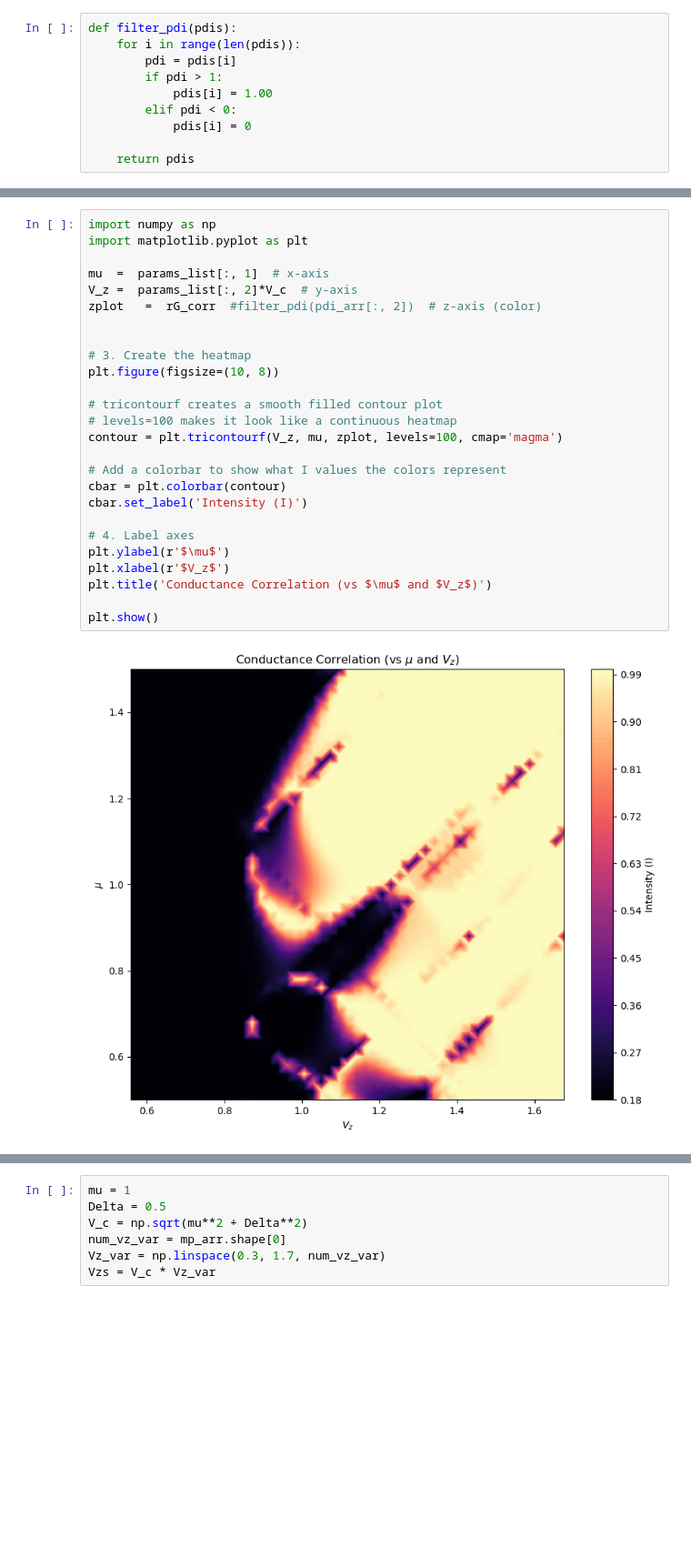
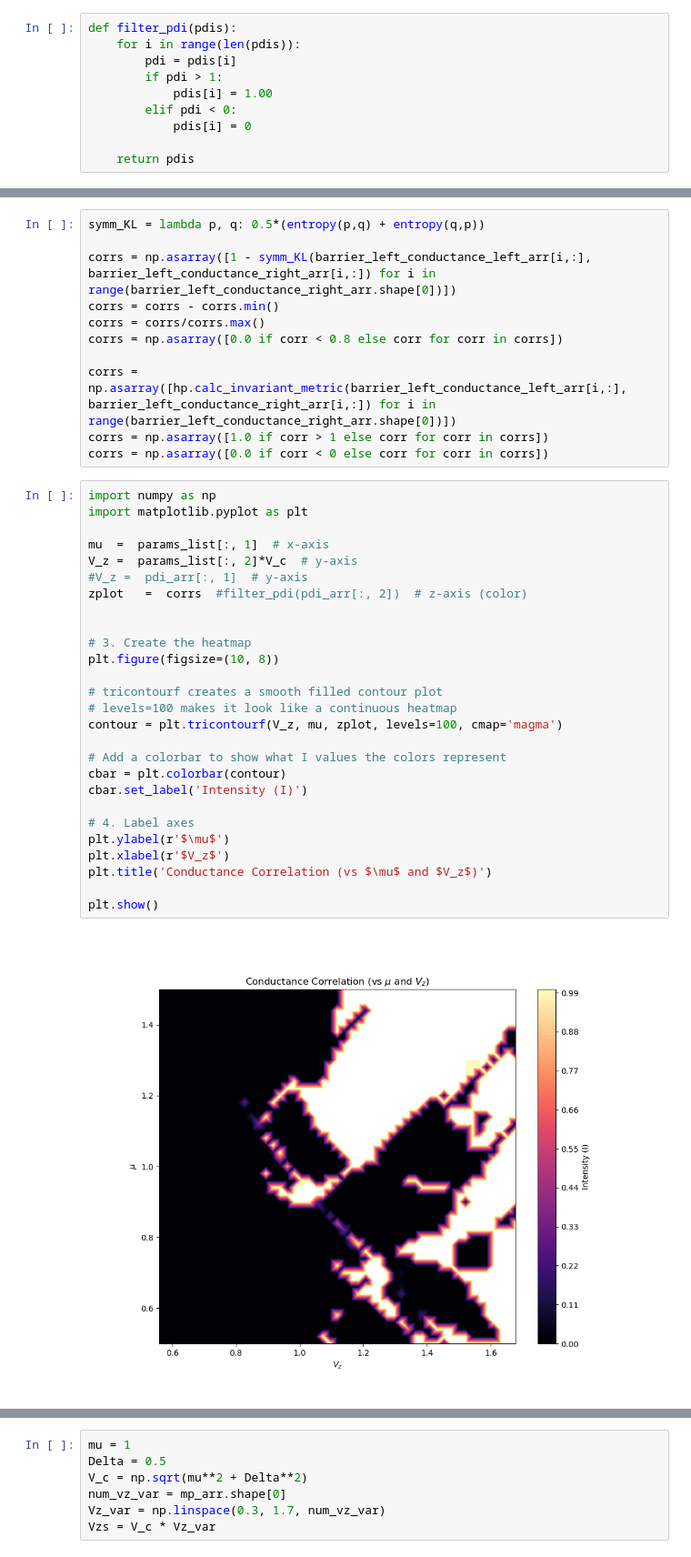
Before and after one commit to polianahp/Nonlocality-of-local-Andreev-conductances-as-a-probe-for-topological-Majorana-wires, a Jupyter notebook: plotting.ipynb, the cells around one changed output, grey strips where cells are left out. Shown at 91% size. Saved outputs shown, nothing was run; the diff lists cells and outputs as text; blank space fills up the shorter version.

```diff
--- a/plotting.ipynb
+++ b/plotting.ipynb
@@ -93,28 +100,40 @@ plt.show()
+# %%
+symm_KL = lambda p, q: 0.5*(entropy(p,q) + entropy(q,p))
+
+corrs = np.asarray([1 - symm_KL(barrier_left_conductance_left_arr[i,:], barrier_left_conductance_right_arr[i,:]) for i in range(barrier_left_conductance_right_arr.shape[0])])
+corrs = corrs - corrs.min()
+corrs = corrs/corrs.max()
+corrs = np.asarray([0.0 if corr < 0.8 else corr for corr in corrs])
+
+corrs = np.asarray([hp.calc_invariant_metric(barrier_left_conductance_left_arr[i,:], barrier_left_conductance_right_arr[i,:]) for i in range(barrier_left_conductance_right_arr.shape[0])])
+corrs = np.asarray([1.0 if corr > 1 else corr for corr in corrs])
+corrs = np.asarray([0.0 if corr < 0 else corr for corr in corrs])
 # %%
 import numpy as np
 import matplotlib.pyplot as plt
 
 mu  =  params_list[:, 1]  # x-axis
 V_z =  params_list[:, 2]*V_c  # y-axis
-zplot   =  rG_corr  #filter_pdi(pdi_arr[:, 2])  # z-axis (color)
+#V_z =  pdi_arr[:, 1]  # y-axis
+zplot   =  corrs  #filter_pdi(pdi_arr[:, 2])  # z-axis (color)
 
 
 # 3. Create the heatmap
 plt.figure(figsize=(10, 8))
 
 # tricontourf creates a smooth filled contour plot
 # levels=100 makes it look like a continuous heatmap
 contour = plt.tricontourf(V_z, mu, zplot, levels=100, cmap='magma')
 
 # Add a colorbar to show what I values the colors represent
 cbar = plt.colorbar(contour)
 cbar.set_label('Intensity (I)')
 
 # 4. Label axes
 plt.ylabel(r'$\mu$')
 plt.xlabel(r'$V_z$')
 plt.title('Conductance Correlation (vs $\mu$ and $V_z$)')
 
 plt.show()
 # %% [output]
-[figure, old version]
+[figure, new version]
```
Also changed, not shown: parts of 12 cells of this notebook, 4 other files.
